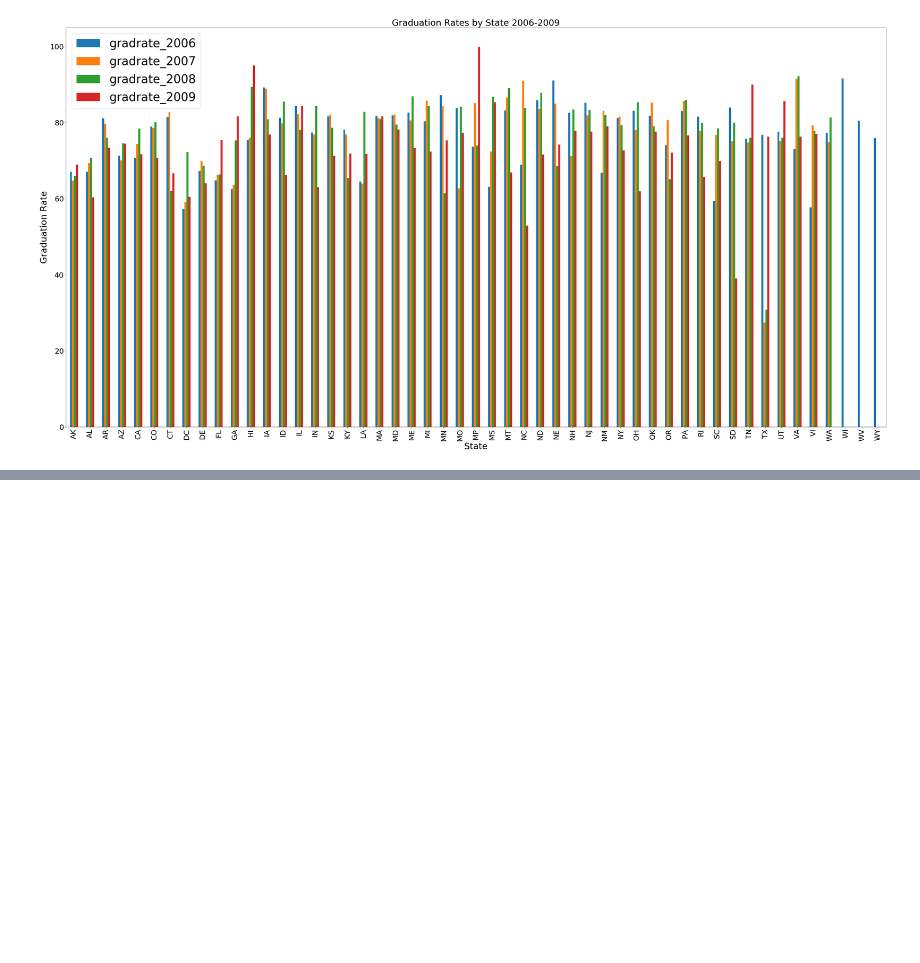
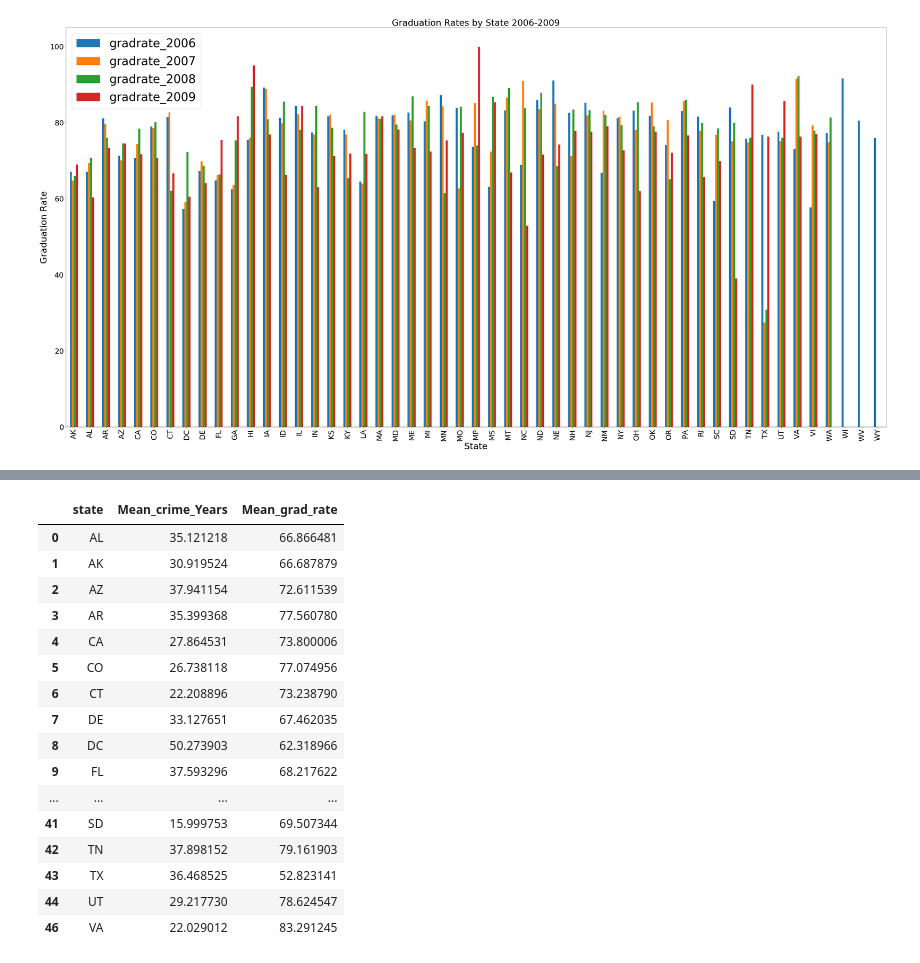
Before and after one commit to klcurtiss/Project1work, a Jupyter notebook: Kelly_project1.ipynb, the cells around one changed output, grey strips where cells are left out. Cells and saved outputs as stored; diff of their text form; code cells hidden in the pictures; blank space fills up the shorter version.

```diff
--- a/Kelly_project1.ipynb
+++ b/Kelly_project1.ipynb
@@ -510,0 +513,4 @@ plt.show()
+# %%
+mean_gradrates_allyears = gradrates_allyears["gradrate_2006"] + gradrates_allyears["gradrate_2007"] + gradrates_allyears["gradrate_2008"] + gradrates_allyears["gradrate_2009"]
+mean_gradrates_allyears = mean_gradrates_allyears/4
+mean_gradrates_allyears
@@ -510,0 +607,22 @@ plt.show()
+# %%
+merge_crime_Grad = pd.merge(combined_mean_crime_with_state, combined_mean_grad_with_state, how="outer", on="state")
+merge_crime_Grad = merge_crime_Grad.dropna(how = "any")
+merge_crime_Grad
+# %% [output]
+|  | state | Mean_crime_Years | Mean_grad_rate |
+| 0 | AL | 35.121218 | 66.866481 |
+| 1 | AK | 30.919524 | 66.687879 |
+| 2 | AZ | 37.941154 | 72.611539 |
+| 3 | AR | 35.399368 | 77.560780 |
+| 4 | CA | 27.864531 | 73.800006 |
+| 5 | CO | 26.738118 | 77.074956 |
+| 6 | CT | 22.208896 | 73.238790 |
+| 7 | DE | 33.127651 | 67.462035 |
+| 8 | DC | 50.273903 | 62.318966 |
+| 9 | FL | 37.593296 | 68.217622 |
+| ... | ... | ... | ... |
+| 41 | SD | 15.999753 | 69.507344 |
+| 42 | TN | 37.898152 | 79.161903 |
+| 43 | TX | 36.468525 | 52.823141 |
+| 44 | UT | 29.217730 | 78.624547 |
+| 46 | VA | 22.029012 | 83.291245 |
```
Also changed, not shown: parts of 7 cells of this notebook, 1 other file.
